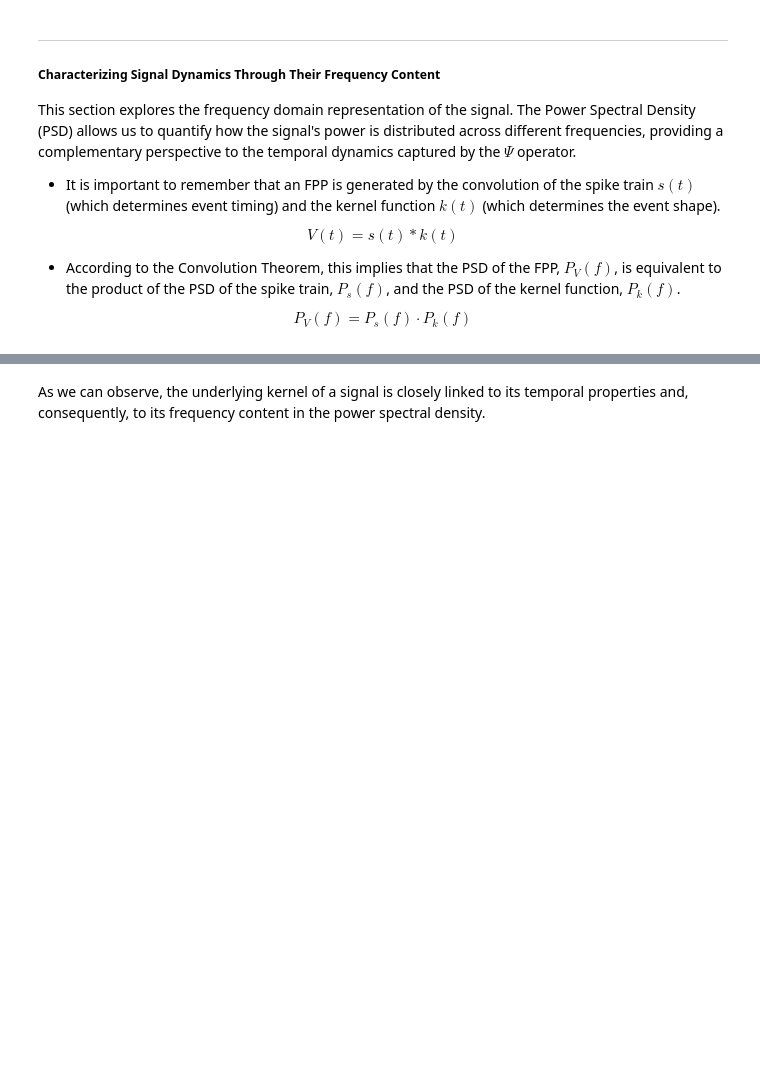
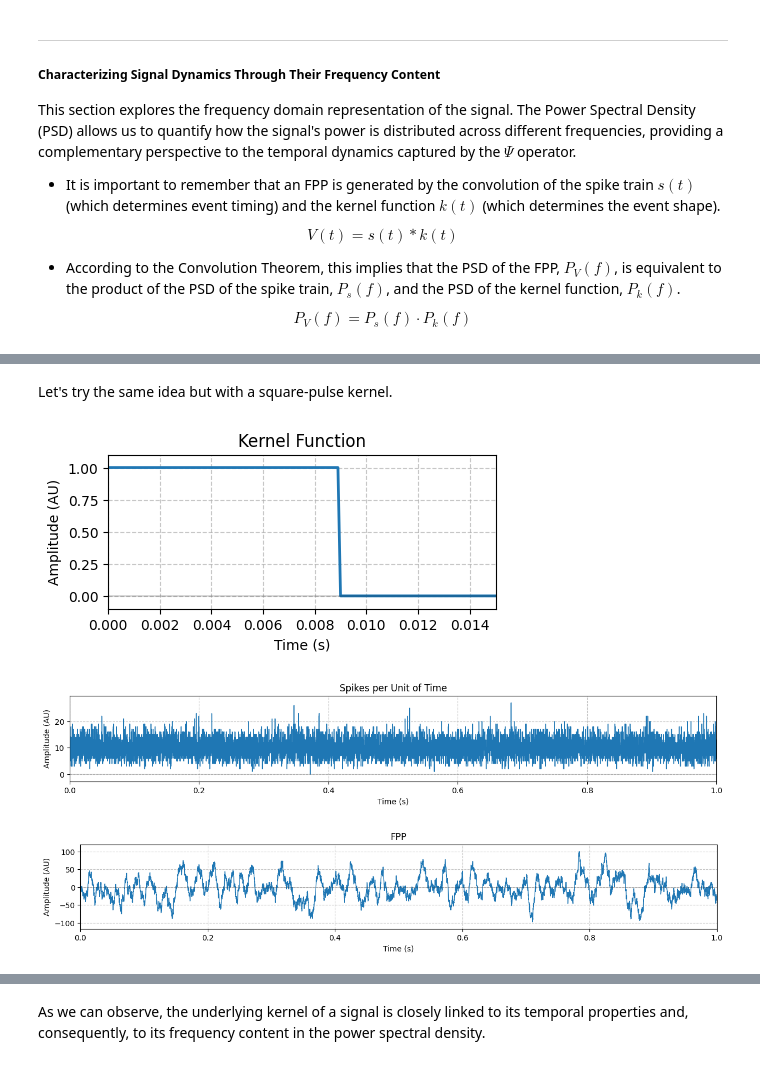
Before and after one commit to RojasMN/synaptic-kernels-LFP, a Jupyter notebook: simulations/03_specparam.ipynb, the cells around one changed output, grey strips where cells are left out. Drawn from its saved outputs; the diff is of its cells as text; code cells hidden in the pictures; blank space fills up the shorter version.

```diff
--- a/simulations/03_specparam.ipynb
+++ b/simulations/03_specparam.ipynb
@@ -39,0 +101,32 @@ $$
+# %% [markdown]
+Let's try the same idea but with a square-pulse kernel.
+# %%
+# Parameters
+t_sec, fs, n_neurons, rate = (200, 10000, 2500, 40)
+
+kernel_sq, time_sq = triple_square_kernel(t_sec = t_sec,
+                                          fs = fs,
+                                          t1_s = 3 /  1000,
+                                          t2_s = 6 / 1000,
+                                          t3_s = 9 / 1000,
+                                          amplitude1 = 1.0,
+                                          amplitude2 = 1.0,
+                                          amplitude3 = 1.0)
+
+signal_sq, time_signal_sq, _ = simulate_fpp(kernel = kernel_sq,
+                                      fs = fs,
+                                      t_sec = t_sec,
+                                      num_neurons = n_neurons,
+                                      rate = rate)
+
+# Since 'simulate_fpp' does not return the spike train, we will have to generate a new one
+prob_spike = rate * (1 / fs)
+spikes_pop = np.random.binomial(n = n_neurons, p = prob_spike, size = len(time_signal_sq))
+# %%
+plot_trace(kernel_sq, time_sq, title = 'Kernel Function', xlim = (0, 0.015))
+plot_trace(spikes_pop, time_signal_sq, size = (15, 2), xlim = (0, 1), linewidth = 1, title = 'Spikes per Unit of Time')
+plot_trace(signal_sq, time_signal_sq, size = (15, 2), xlim = (0, 1), linewidth = 1, title = 'FPP')
+# %% [output]
+[figure, added]
+[figure, added]
+[figure, added]
```
Also changed, not shown: parts of 22 cells of this notebook, 6 other files.
